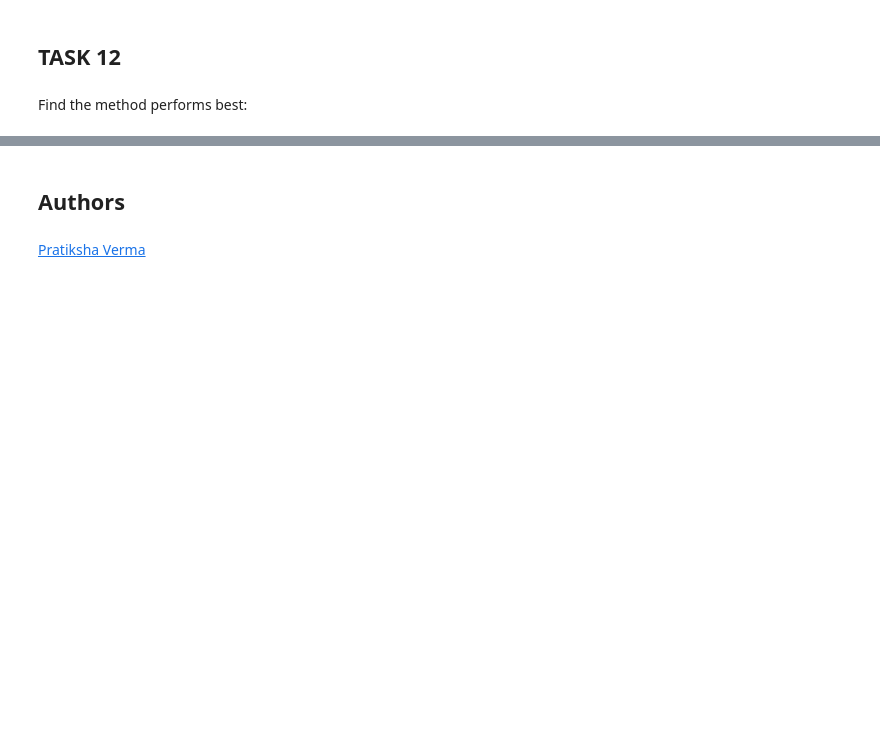
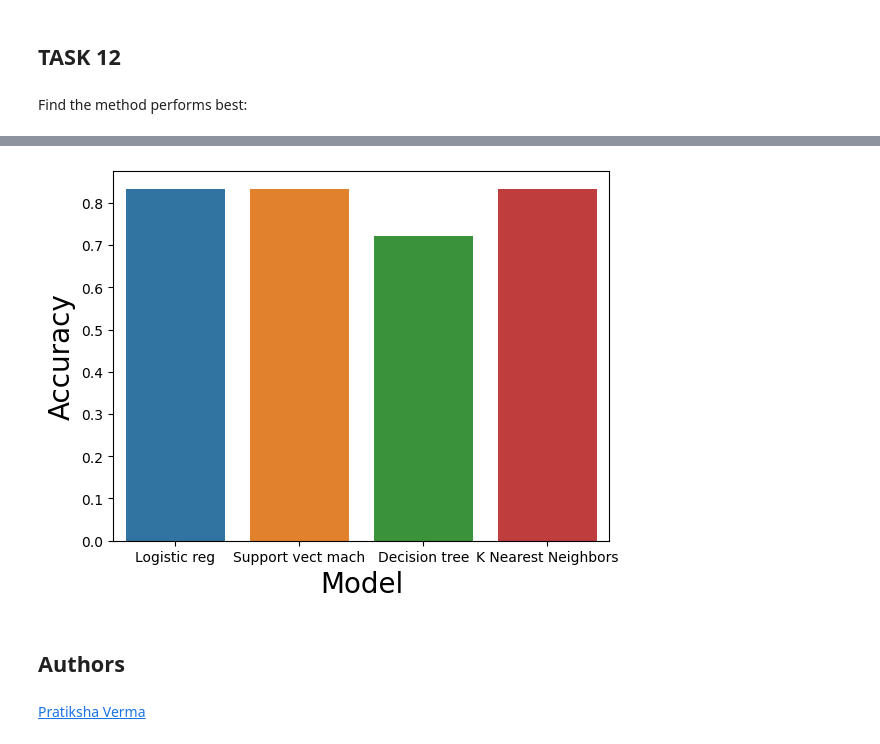
Before and after one commit to emiliacrof/AppliedDataScienceCapstoneEmilioLopezLopez, a Jupyter notebook: SpaceX_Machine_Learning_Prediction_Part_5.jupyterlite.ipynb, the cells around one changed output, grey strips where cells are left out. Saved outputs shown, nothing was run; the diff lists cells and outputs as text; code cells hidden in the pictures; blank space fills up the shorter version.

```diff
--- a/SpaceX_Machine_Learning_Prediction_Part_5.jupyterlite.ipynb
+++ b/SpaceX_Machine_Learning_Prediction_Part_5.jupyterlite.ipynb
@@ -393,3 +395,12 @@ Best method is Decision Tree. Accuracy: 0.9444444444444444
+# %%
+data={'Model':['Logistic reg', 'Support vect mach', 'Decision tree', 'K Nearest Neighbors'], 'Accuracy':[accuracy_logreg_cv, accuracy_svm_cv, accuracy_tree_cv, accuracy_knn_cv]}
+df = pd.DataFrame(data)
+sns.barplot(x='Model', y='Accuracy',data=df)
+plt.xlabel("Model",fontsize=20)
+plt.ylabel("Accuracy",fontsize=20)
+plt.show()
+# %% [output]
+[figure, added]
 # %% [markdown]
 ## Authors
 # %% [markdown]
```
Also changed, not shown: parts of 4 cells of this notebook.
